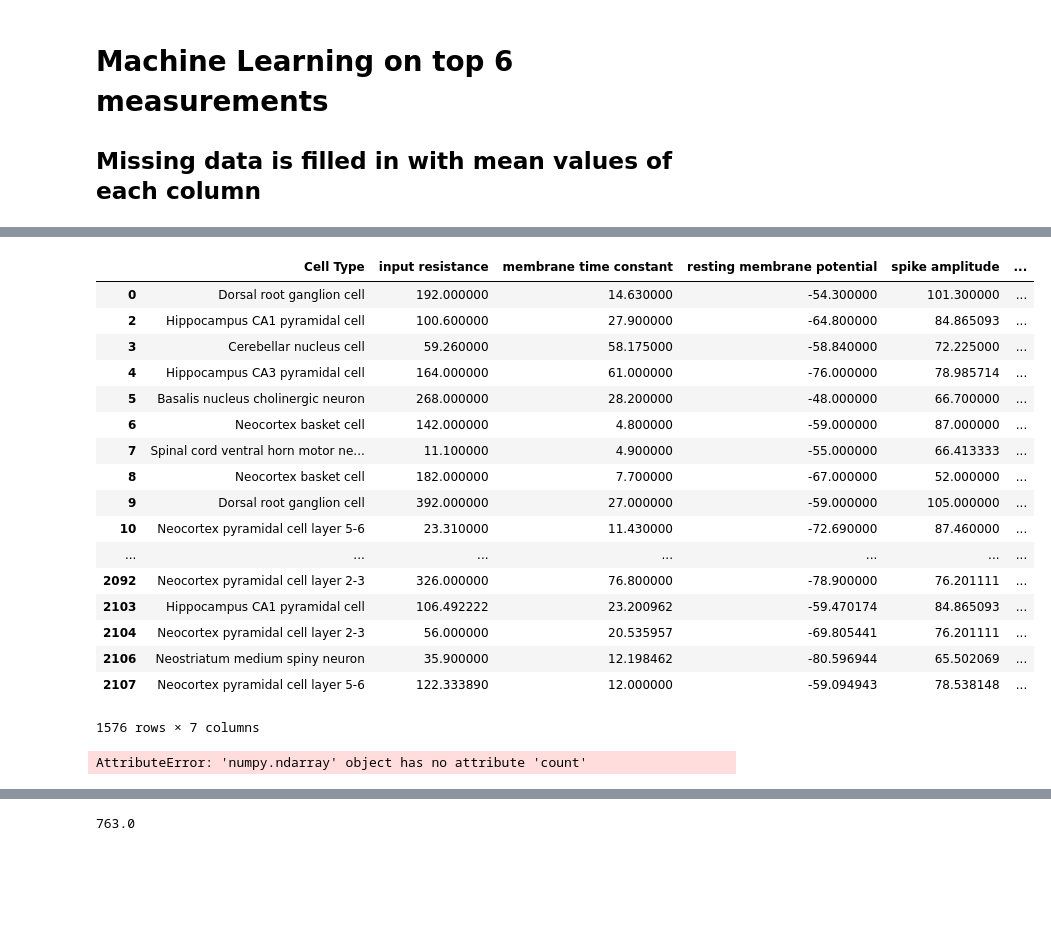
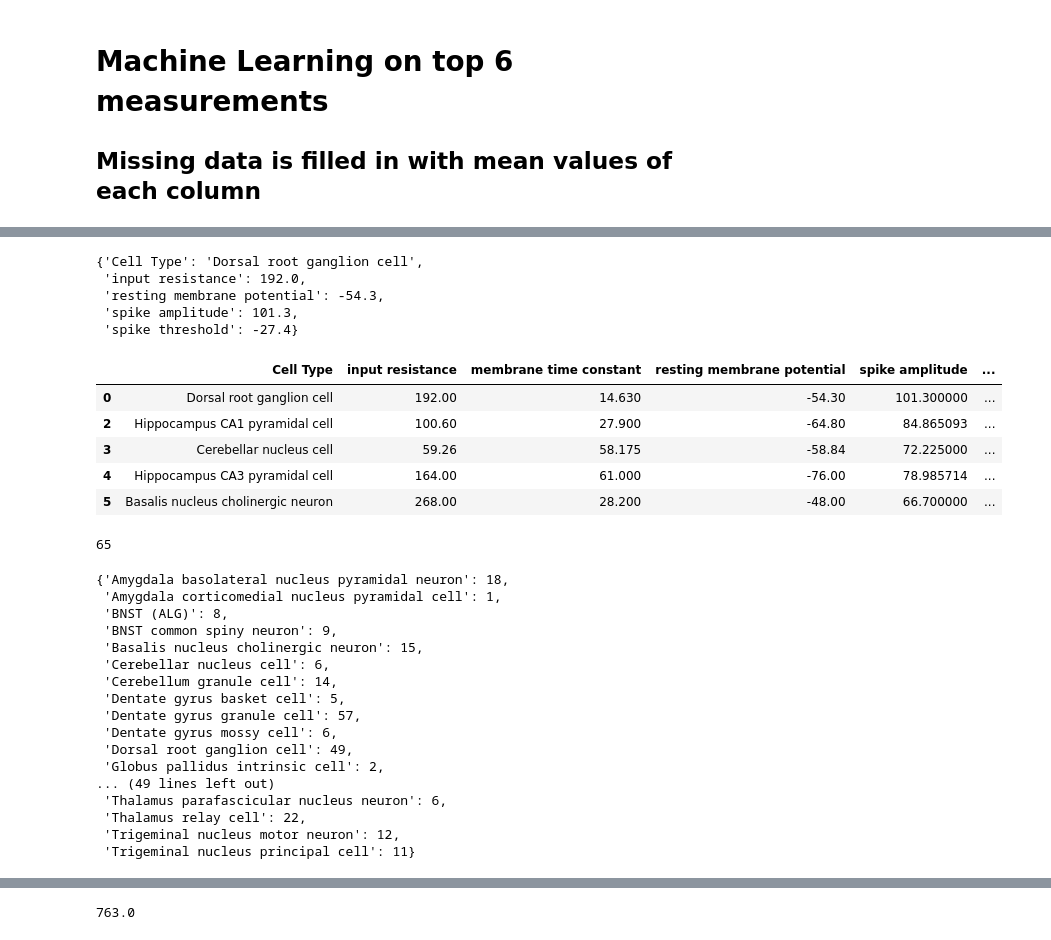
Before and after one commit to alexw858/Neuron-Predictor, a Jupyter notebook: Alex/machine_learning3.ipynb, the cells around one changed output, grey strips where cells are left out. Saved outputs shown, nothing was run; the diff lists cells and outputs as text; code cells hidden in the pictures; blank space fills up the shorter version.

Commit message:
cleaned up machine_learning3 Jupyter notebook to make it more readable

```diff
--- a/Alex/machine_learning3.ipynb
+++ b/Alex/machine_learning3.ipynb
@@ -39,4 +41,6 @@ neuro_filtered
 # %%
+# Create a list of dictionaries where each dictionary item is a cell type with all of its firing characteristics grouped
+# together (unlike before where each entry is only a single measurement for a single cell)
 current_cell = ""
 current_dict = {}
 big_list = []
@@ -54,42 +58,60 @@ for index, row in neuro_filtered.iterrows():
         current_dict[row["Measurement"]] = row["Value"]
 
 del big_list[0]
+big_list[0]
+# %% [output]
+{'Cell Type': 'Dorsal root ganglion cell',
+ 'input resistance': 192.0,
+ 'resting membrane potential': -54.3,
+ 'spike amplitude': 101.3,
+ 'spike threshold': -27.4}
 # %%
-# Fill in NaN values with mean values of that cell type's measurement (mean value of all values for a particular cell's
-# input resistance column will be filled in for that cell)
+# Fill in NaN values with mean values of that cell type's measurement (eg. the mean value of all values for a particular
+# cell's input resistance column will be filled in for that cell where values are missing in input resistance)
 
 mean_clean = pd.DataFrame(big_list)
 mean_clean["input resistance"] = mean_clean.groupby("Cell Type")["input resistance"].transform(lambda x: x.fillna(x.mean()))
 mean_clean["membrane time constant"] = mean_clean.groupby("Cell Type")["membrane time constant"].transform(lambda x: x.fillna(x.mean()))
 mean_clean["resting membrane potential"] = mean_clean.groupby("Cell Type")["resting membrane potential"].transform(lambda x: x.fillna(x.mean()))
 mean_clean["spike amplitude"] = mean_clean.groupby("Cell Type")["spike amplitude"].transform(lambda x: x.fillna(x.mean()))
 mean_clean["spike half-width"] = mean_clean.groupby("Cell Type")["spike half-width"].transform(lambda x: x.fillna(x.mean()))
 mean_clean["spike threshold"] = mean_clean.groupby("Cell Type")["spike threshold"].transform(lambda x: x.fillna(x.mean()))
 
 mean_clean = mean_clean.dropna()
 mean_clean = mean_clean.loc[mean_clean["Cell Type"] != "Other"]
-mean_clean
+mean_clean.head()
 # %% [output]
 |  | Cell Type | input resistance | membrane time constant | resting membrane potential | spike amplitude | ... |
-| 0 | Dorsal root ganglion cell | 192.000000 | 14.630000 | -54.300000 | 101.300000 | ... |
-| 2 | Hippocampus CA1 pyramidal cell | 100.600000 | 27.900000 | -64.800000 | 84.865093 | ... |
-| 3 | Cerebellar nucleus cell | 59.260000 | 58.175000 | -58.840000 | 72.225000 | ... |
-| 4 | Hippocampus CA3 pyramidal cell | 164.000000 | 61.000000 | -76.000000 | 78.985714 | ... |
-| 5 | Basalis nucleus cholinergic neuron | 268.000000 | 28.200000 | -48.000000 | 66.700000 | ... |
-| 6 | Neocortex basket cell | 142.000000 | 4.800000 | -59.000000 | 87.000000 | ... |
-| 7 | Spinal cord ventral horn motor ne... | 11.100000 | 4.900000 | -55.000000 | 66.413333 | ... |
-| 8 | Neocortex basket cell | 182.000000 | 7.700000 | -67.000000 | 52.000000 | ... |
-| 9 | Dorsal root ganglion cell | 392.000000 | 27.000000 | -59.000000 | 105.000000 | ... |
-| 10 | Neocortex pyramidal cell layer 5-6 | 23.310000 | 11.430000 | -72.690000 | 87.460000 | ... |
-| ... | ... | ... | ... | ... | ... | ... |
-| 2092 | Neocortex pyramidal cell layer 2-3 | 326.000000 | 76.800000 | -78.900000 | 76.201111 | ... |
-| 2103 | Hippocampus CA1 pyramidal cell | 106.492222 | 23.200962 | -59.470174 | 84.865093 | ... |
-| 2104 | Neocortex pyramidal cell layer 2-3 | 56.000000 | 20.535957 | -69.805441 | 76.201111 | ... |
-| 2106 | Neostriatum medium spiny neuron | 35.900000 | 12.198462 | -80.596944 | 65.502069 | ... |
-| 2107 | Neocortex pyramidal cell layer 5-6 | 122.333890 | 12.000000 | -59.094943 | 78.538148 | ... |
+| 0 | Dorsal root ganglion cell | 192.00 | 14.630 | -54.30 | 101.300000 | ... |
+| 2 | Hippocampus CA1 pyramidal cell | 100.60 | 27.900 | -64.80 | 84.865093 | ... |
+| 3 | Cerebellar nucleus cell | 59.26 | 58.175 | -58.84 | 72.225000 | ... |
+| 4 | Hippocampus CA3 pyramidal cell | 164.00 | 61.000 | -76.00 | 78.985714 | ... |
+| 5 | Basalis nucleus cholinergic neuron | 268.00 | 28.200 | -48.00 | 66.700000 | ... |
-1576 rows × 7 columns
-# %%
-mean_clean["Cell Type"].unique().count()
-# %% [output]
-AttributeError: 'numpy.ndarray' object has no attribute 'count'
+# %%
+# Number of unique cell types in the dataset
+mean_clean["Cell Type"].nunique()
+# %% [output]
+65
+# %%
+# Full dictionary of cell types and number of occurrences
+unique, counts = np.unique(mean_clean["Cell Type"], return_counts=True)
+dict(zip(unique, counts))
+# %% [output]
+{'Amygdala basolateral nucleus pyramidal neuron': 18,
+ 'Amygdala corticomedial nucleus pyramidal cell': 1,
+ 'BNST (ALG)': 8,
+ 'BNST common spiny neuron': 9,
+ 'Basalis nucleus cholinergic neuron': 15,
+ 'Cerebellar nucleus cell': 6,
+ 'Cerebellum granule cell': 14,
+ 'Dentate gyrus basket cell': 5,
+ 'Dentate gyrus granule cell': 57,
+ 'Dentate gyrus mossy cell': 6,
+ 'Dorsal root ganglion cell': 49,
+ 'Globus pallidus intrinsic cell': 2,
+... (49 lines left out)
+ 'Thalamus parafascicular nucleus neuron': 6,
+ 'Thalamus relay cell': 22,
+ 'Trigeminal nucleus motor neuron': 12,
+ 'Trigeminal nucleus principal cell': 11}
 # %%
```
Also changed, not shown: parts of 37 cells of this notebook.
